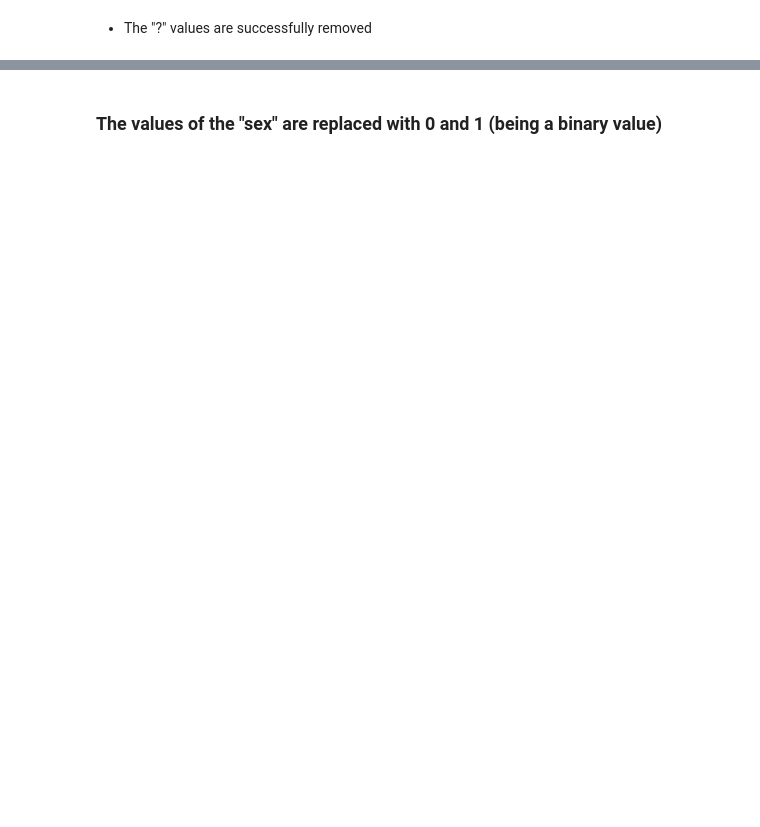
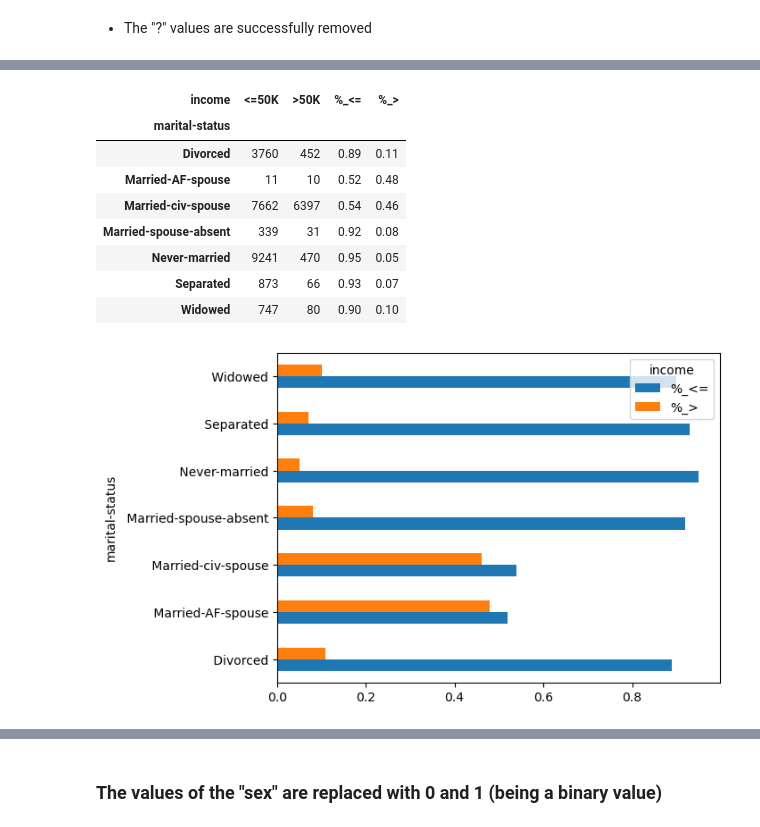
Before and after one commit to RobyBobby24/DataAnalyticsProject, a Jupyter notebook: test(1.0).ipynb, the cells around one changed output, grey strips where cells are left out. Cells and saved outputs as stored; diff of their text form; code cells hidden in the pictures; blank space fills up the shorter version.

```diff
--- a/test(1.0).ipynb
+++ b/test(1.0).ipynb
@@ -108,0 +197,13 @@ dataset.reset_index(inplace=True, drop=True)
+# %%
+bar_plot_feature('marital-status')
+# %% [output]
+| income | <=50K | >50K | %_<= | %_> |
+| marital-status |  |  |  |  |
+| Divorced | 3760 | 452 | 0.89 | 0.11 |
+| Married-AF-spouse | 11 | 10 | 0.52 | 0.48 |
+| Married-civ-spouse | 7662 | 6397 | 0.54 | 0.46 |
+| Married-spouse-absent | 339 | 31 | 0.92 | 0.08 |
+| Never-married | 9241 | 470 | 0.95 | 0.05 |
+| Separated | 873 | 66 | 0.93 | 0.07 |
+| Widowed | 747 | 80 | 0.90 | 0.10 |
+[figure, added]
```
Also changed, not shown: parts of 35 cells of this notebook.
